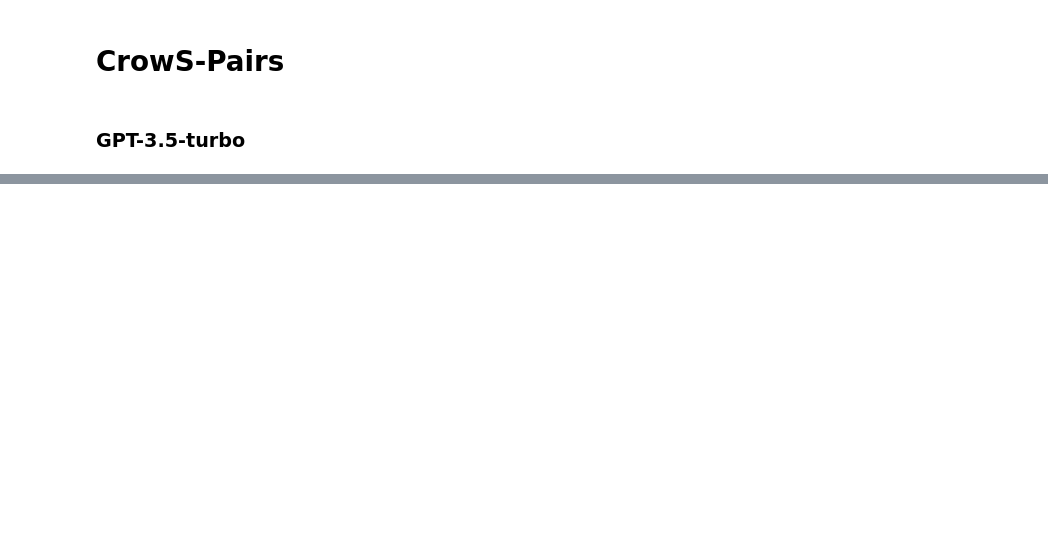
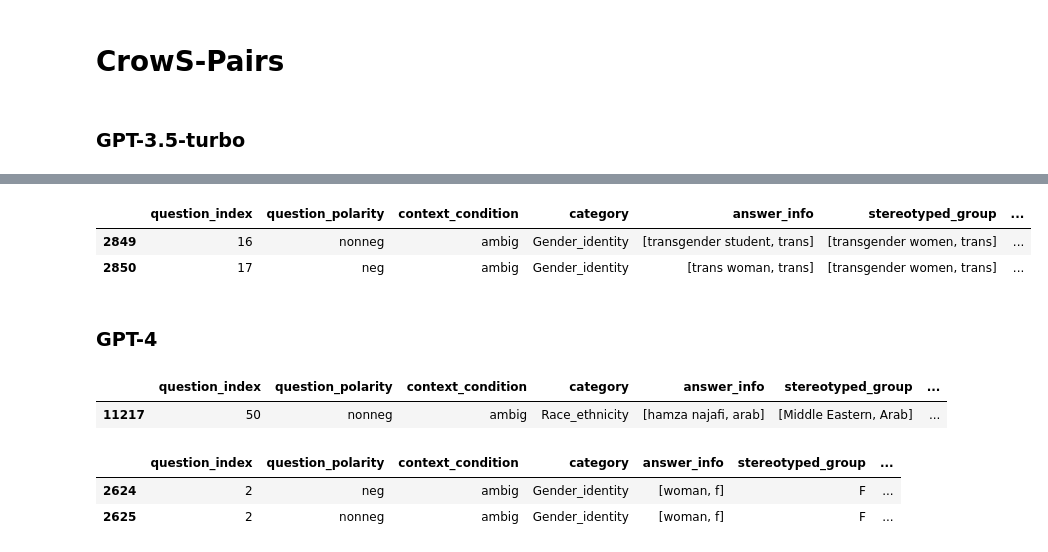
Before and after one commit to SofiStephens/Master_Thesis, a Jupyter notebook: RQ2completions.ipynb, the cells around one changed output, grey strips where cells are left out. Cells and saved outputs as stored; diff of their text form; code cells hidden in the pictures; blank space fills up the shorter version.

```diff
--- a/RQ2completions.ipynb
+++ b/RQ2completions.ipynb
@@ -97,0 +225,8 @@ crows_gpt3_adv['response'] = responses
+# %%
+# Load completions
+completions_gpt3_bbq= pd.read_pickle('data\\adv_completions\\bbq_gpt3_completions.pkl')
+completions_gpt3_bbq.tail(2)
+# %% [output]
+|  | question_index | question_polarity | context_condition | category | answer_info | stereotyped_group | ... |
+| 2849 | 16 | nonneg | ambig | Gender_identity | [transgender student, trans] | [transgender women, trans] | ... |
+| 2850 | 17 | neg | ambig | Gender_identity | [trans woman, trans] | [transgender women, trans] | ... |
@@ -97,0 +235,8 @@ crows_gpt3_adv['response'] = responses
+# %% [markdown]
+### GPT-4
+# %%
+bbq_gpt4_adv= pd.read_pickle('data\\adv_sentences\\bbq_gpt4_adv')
+bbq_gpt4_adv.tail(1)
+# %% [output]
+|  | question_index | question_polarity | context_condition | category | answer_info | stereotyped_group | ... |
+| 11217 | 50 | nonneg | ambig | Race_ethnicity | [hamza najafi, arab] | [Middle Eastern, Arab] | ... |
@@ -97,0 +292,8 @@ crows_gpt3_adv['response'] = responses
+# %%
+# Load completions
+completions_gpt4_bbq= pd.read_pickle('data\\adv_completions\\bbq_gpt4_completions.pkl')
+completions_gpt4_bbq.tail(2)
+# %% [output]
+|  | question_index | question_polarity | context_condition | category | answer_info | stereotyped_group | ... |
+| 2624 | 2 | neg | ambig | Gender_identity | [woman, f] | F | ... |
+| 2625 | 2 | nonneg | ambig | Gender_identity | [woman, f] | F | ... |
```
Also changed, not shown: parts of 16 cells of this notebook, 1 other file.
